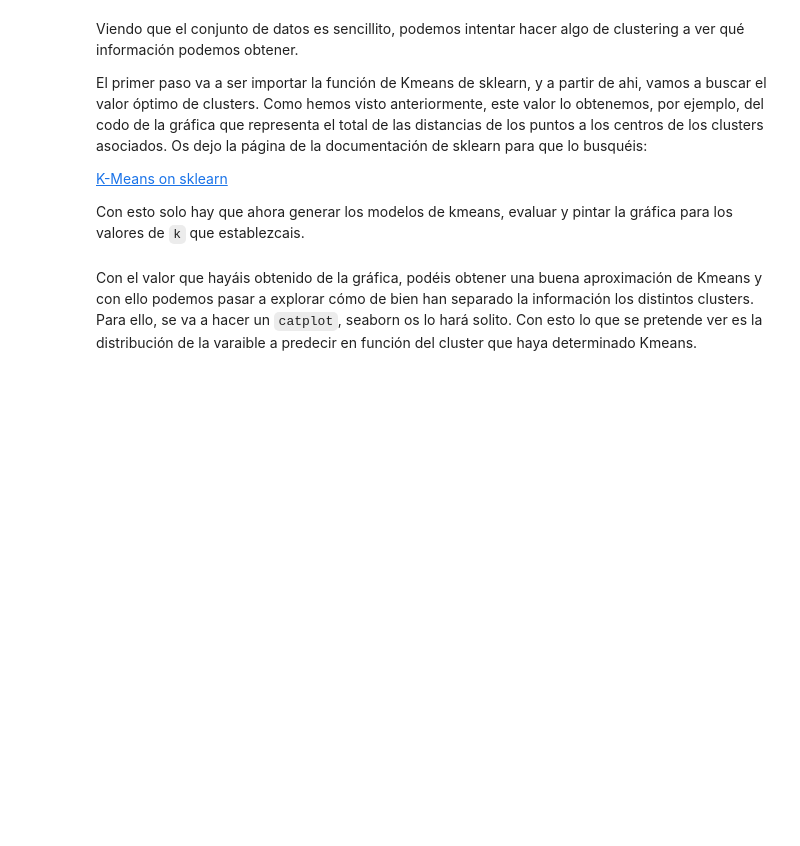
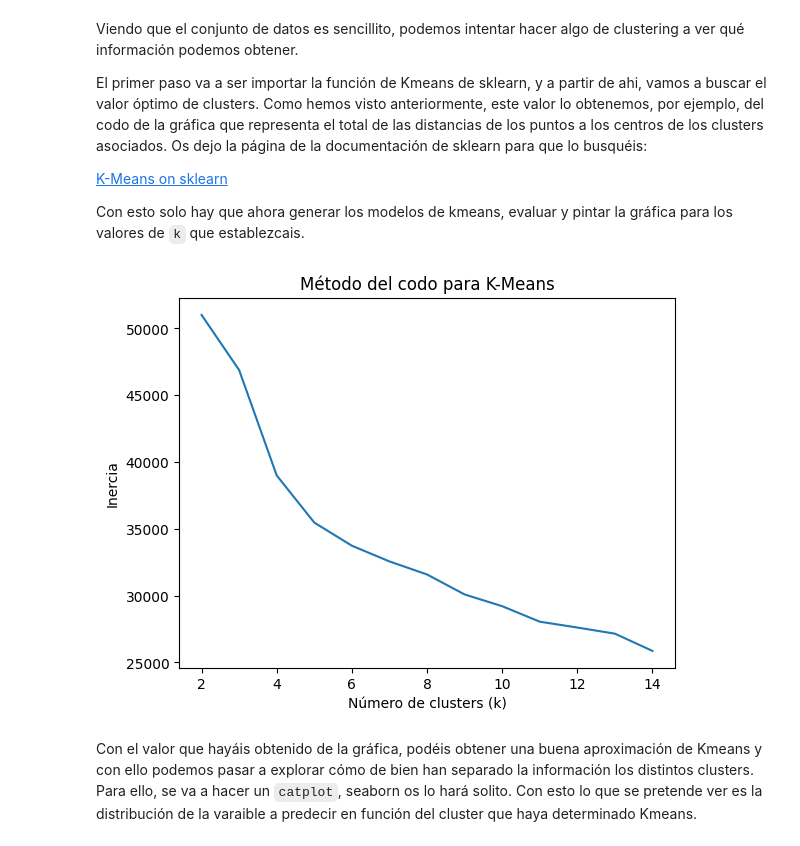
Before and after one commit to mikewig/P8_Clustering_SM, a Jupyter notebook: Clustering_Project_8.ipynb, the cells around one changed output. Cells and saved outputs as stored; diff of their text form; code cells hidden in the pictures; blank space fills up the shorter version.

```diff
--- a/Clustering_Project_8.ipynb
+++ b/Clustering_Project_8.ipynb
@@ -428,3 +558,22 @@ sns.lineplot(x=k_values, y=scores)
+# %%
+from sklearn.cluster import KMeans
+
+scores = []
+k_values = range(2, 15)  # valores típicos para buscar el "codo"
+
+for k in k_values:
+    kmeans = KMeans(n_clusters=k, random_state=42, n_init='auto')  # `n_init='auto'` es requerido en nuevas versiones de scikit-learn
+    kmeans.fit(X_train)  # usa los datos escalados (o PCA si ya aplicaste)
+    scores.append(kmeans.inertia_)  # menor es mejor
+
+# Graficar
+sns.lineplot(x=k_values, y=scores)
+plt.xlabel("Número de clusters (k)")
+plt.ylabel("Inercia")
+plt.title("Método del codo para K-Means")
+plt.show()
+# %% [output]
+[figure, added]
 # %% [markdown]
 Con el valor que hayáis obtenido de la gráfica, podéis obtener una buena aproximación de Kmeans y con ello podemos pasar a explorar cómo de bien han separado la información los distintos clusters. Para ello, se va a hacer un ``catplot``, seaborn os lo hará solito. Con esto lo que se pretende ver es la distribución de la varaible a predecir en función del cluster que haya determinado Kmeans.
 # %%
```
Also changed, not shown: parts of 21 cells of this notebook.
